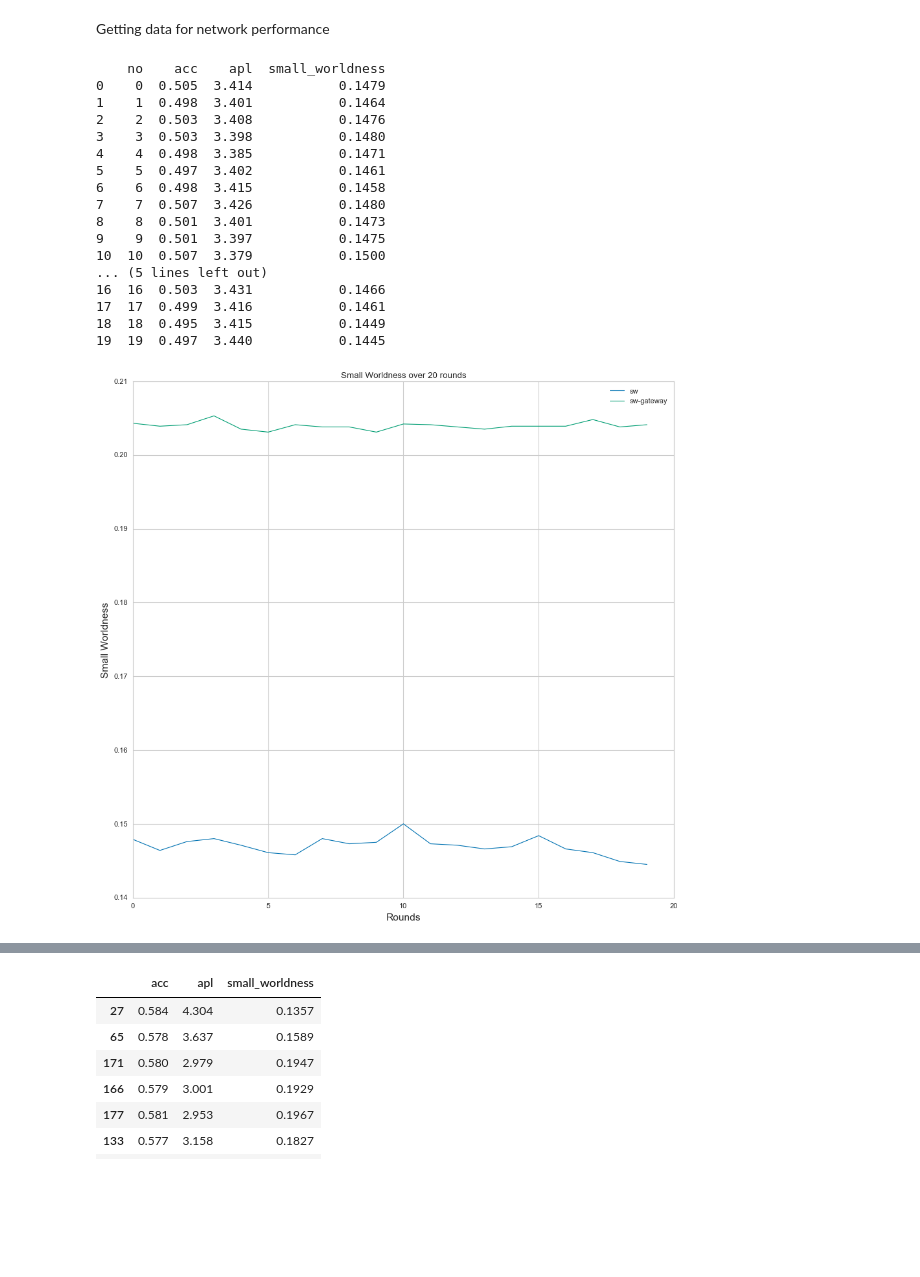
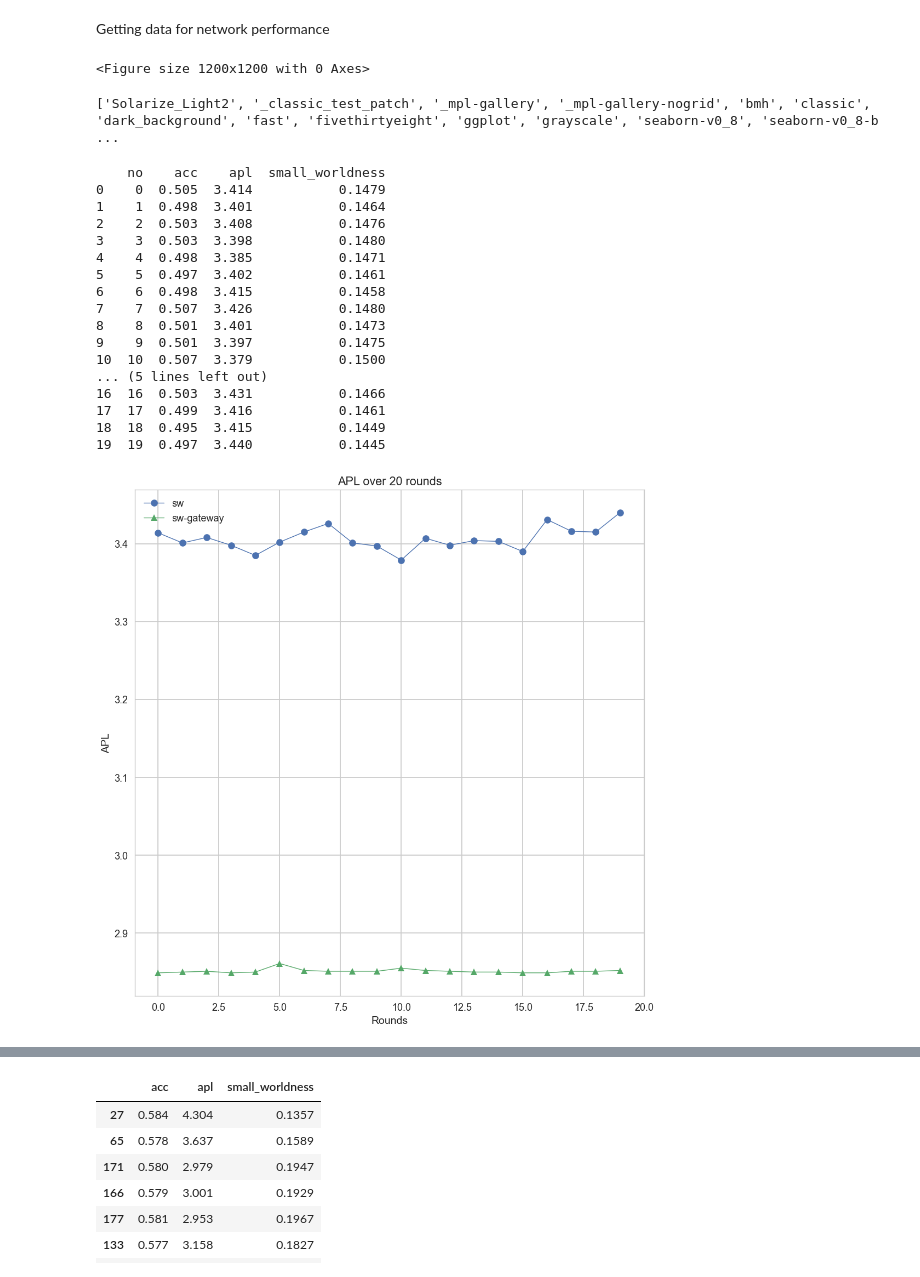
Before and after one commit to sanyam-dev/Wireless_Sensor_Network, a Jupyter notebook: graph_notebook.ipynb, the cells around one changed output, grey strips where cells are left out. Drawn from its saved outputs; the diff is of its cells as text; code cells hidden in the pictures; blank space fills up the shorter version.

```diff
--- a/graph_notebook.ipynb
+++ b/graph_notebook.ipynb
@@ -8,6 +8,11 @@ Getting data for network performance
 import matplotlib.pyplot as plt
 import numpy as np
 import pandas as pd
+plt.figure(figsize=(12,12))
+# plt.xlim(right = 100000)
+plt.style.use('seaborn')
+# %% [output]
+<Figure size 1200x1200 with 0 Axes>
 # %%
 data_path = "results/performance/multi-hop/result16-performance.npy"
 data1 = np.load(data_path, allow_pickle=True).item()
@@ -92,3 +97,7 @@ data3.keys()
 path = "results/performance/direct/"
 # %%
 get_plot("t", "")
+# %%
+print(plt.style.available)
+# %% [output]
+['Solarize_Light2', '_classic_test_patch', '_mpl-gallery', '_mpl-gallery-nogrid', 'bmh', 'classic', 'dark_background', 'fast', 'fivethirtyeight', 'ggplot', 'grayscale', 'seaborn-v0_8', 'seaborn-v0_8-b ...
@@ -95,36 +106,40 @@ get_plot("t", "")
 # %%
+plt.style.use('seaborn-v0_8-talk')
 path = "results/result16/history.txt"
 path2 = "results/result93/history.txt"
 df = pd.read_csv(path)
 df2 = pd.read_csv(path2)
 print(df)
 plt.figure(figsize=(12,12))
-plt.plot(df['no'], df['small_worldness'], label = 'sw', lw = 1)
-plt.plot(df['no'], df2['small_worldness'], label = 'sw-gateway', lw = 1)
+plt.plot(df['no'], df['apl'], marker ='o',label = 'sw', lw = 1)
+plt.plot(df['no'], df2['apl'],marker = '^' ,label = 'sw-gateway', lw = 1)
 plt.legend()
 # plt.ylim(0.1, 0.25)
 plt.xlim(right=20)
-plt.title("Small Worldness over 20 rounds")
-plt.ylabel("Small Worldness",size = 14)
+plt.title("APL over 20 rounds")
+plt.ylabel("APL",size = 14)
 plt.xlabel("Rounds", size = 14)
 # plt.plot(df['apl'], label = 'apl')
+plt.savefig("./z-res/1APL over 20 rounds.eps")
+plt.savefig("./z-res/1APL over 20 rounds.png")
+
 plt.show()
 # %% [output]
     no    acc    apl  small_worldness
 0    0  0.505  3.414           0.1479
 1    1  0.498  3.401           0.1464
 2    2  0.503  3.408           0.1476
 3    3  0.503  3.398           0.1480
 4    4  0.498  3.385           0.1471
 5    5  0.497  3.402           0.1461
 6    6  0.498  3.415           0.1458
 7    7  0.507  3.426           0.1480
 8    8  0.501  3.401           0.1473
 9    9  0.501  3.397           0.1475
 10  10  0.507  3.379           0.1500
 ... (5 lines left out)
 16  16  0.503  3.431           0.1466
 17  17  0.499  3.416           0.1461
 18  18  0.495  3.415           0.1449
 19  19  0.497  3.440           0.1445
-[figure, old version]
+[figure, new version]
```
Also changed, not shown: parts of 7 cells of this notebook, 40 other files.
